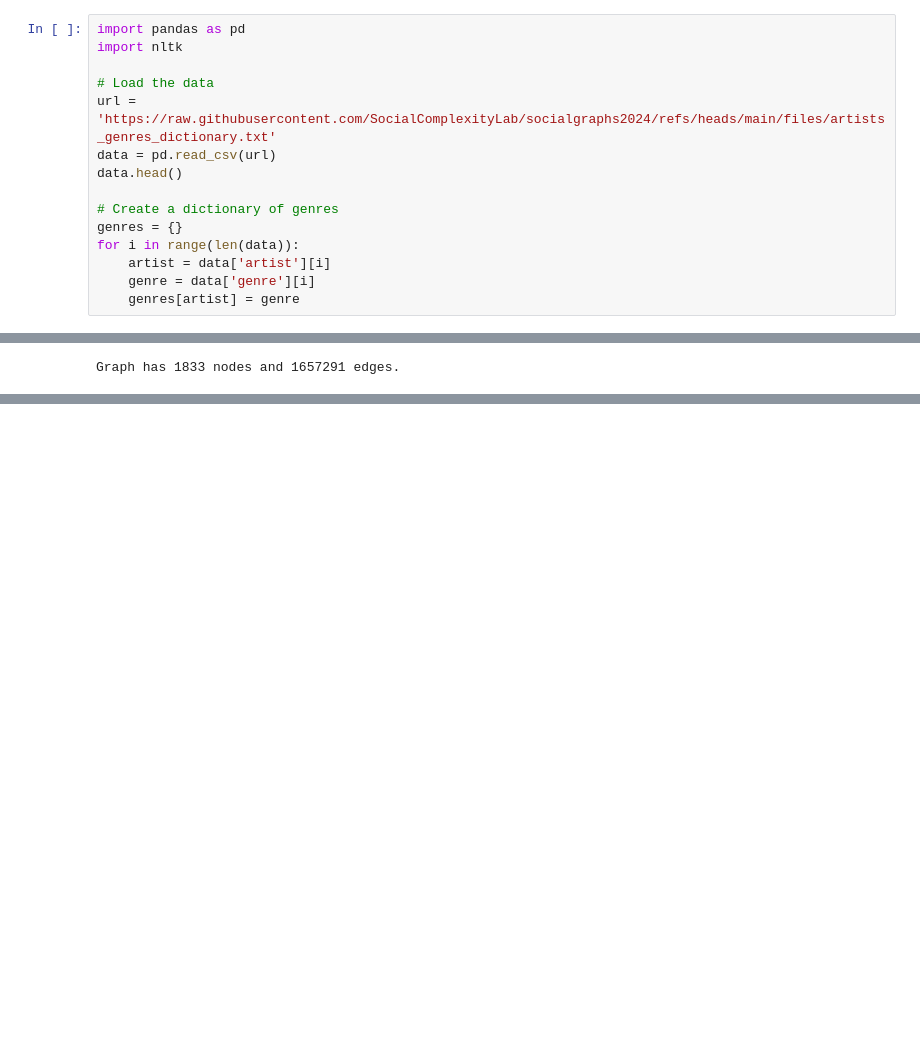
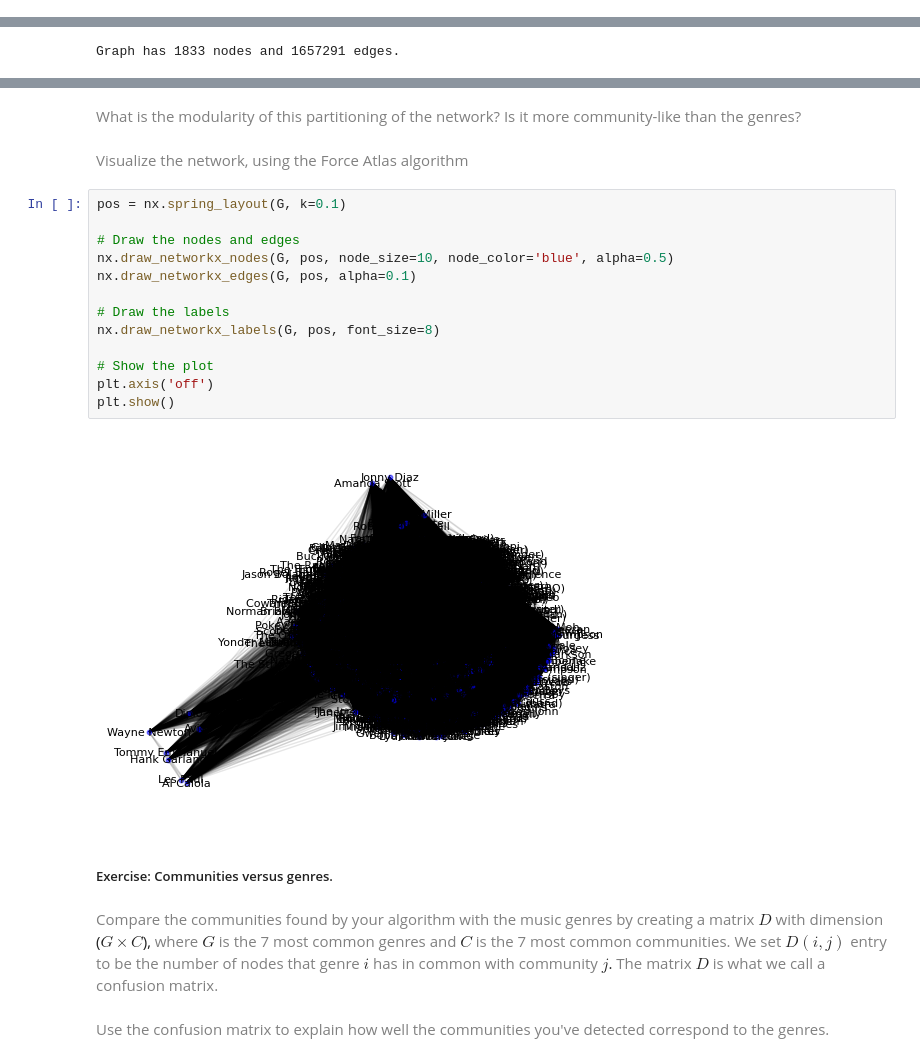
Before and after one commit to AleksandarLukic96/02805_Social_Graphs_and_Interactions, a Jupyter notebook: Exercise_solutions/Week_7.ipynb, the cells around one changed output, grey strips where cells are left out. Saved outputs shown, nothing was run; the diff lists cells and outputs as text; blank space fills up the shorter version.

```diff
--- a/Exercise_solutions/Week_7.ipynb
+++ b/Exercise_solutions/Week_7.ipynb
@@ -9,18 +9,3 @@ YouTubeVideo("Rwakh-HXPJk",width=800, height=450)
 [figure]
 # %% [markdown]
 # Part 2 Community detection
-# %%
-import pandas as pd
-import nltk
-
-# Load the data
-url = 'https://raw.githubusercontent.com/SocialComplexityLab/socialgraphs2024/refs/heads/main/files/artists_genres_dictionary.txt'
-data = pd.read_csv(url)
-data.head()
-
-# Create a dictionary of genres
-genres = {}
-for i in range(len(data)):
-    artist = data['artist'][i]
-    genre = data['genre'][i]
-    genres[artist] = genre
@@ -114,0 +136,25 @@ Graph has 1833 nodes and 1657291 edges.
+# %% [markdown]
+<font color='gray'>  What is the modularity of this partitioning of the network? Is it more community-like than the genres? </font>
+# %% [markdown]
+<font color='gray'>  Visualize the network, using the Force Atlas algorithm</font>
+# %%
+pos = nx.spring_layout(G, k=0.1)
+
+# Draw the nodes and edges
+nx.draw_networkx_nodes(G, pos, node_size=10, node_color='blue', alpha=0.5)
+nx.draw_networkx_edges(G, pos, alpha=0.1)
+
+# Draw the labels
+nx.draw_networkx_labels(G, pos, font_size=8)
+
+# Show the plot
+plt.axis('off')
+plt.show()
+# %% [output]
+[figure, added]
+# %% [markdown]
+##### Exercise: Communities versus genres.
+# %% [markdown]
+<font color='gray'> Compare the communities found by your algorithm with the music genres by creating a matrix </font> $D$ <font color='gray'> with dimension  </font> ($G\times C$), <font color='gray'> where </font> $G$ <font color='gray'> is the 7 most common genres and </font> $C$ <font color='gray'> is the 7 most common communities. We set </font> $D(i,j)$ <font color='gray'> entry to be the number of nodes that genre </font> $i$ <font color='gray'> has in common with community </font> $j$. <font color='gray'> The matrix </font> $D$ <font color='gray'> is what we call a confusion matrix. </font>
+# %% [markdown]
+<font color='gray'>  Use the confusion matrix to explain how well the communities you've detected correspond to the genres. </font>
```
Also changed, not shown: parts of 9 cells of this notebook, 1 other file.
